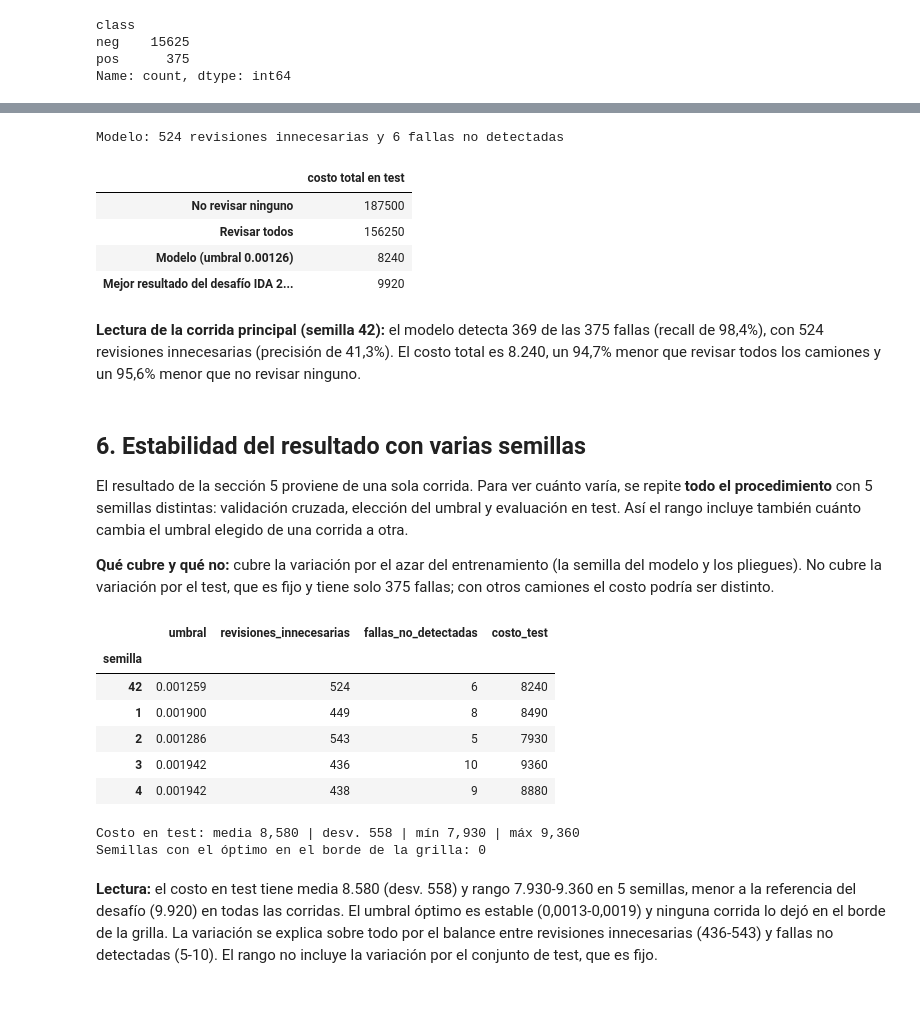
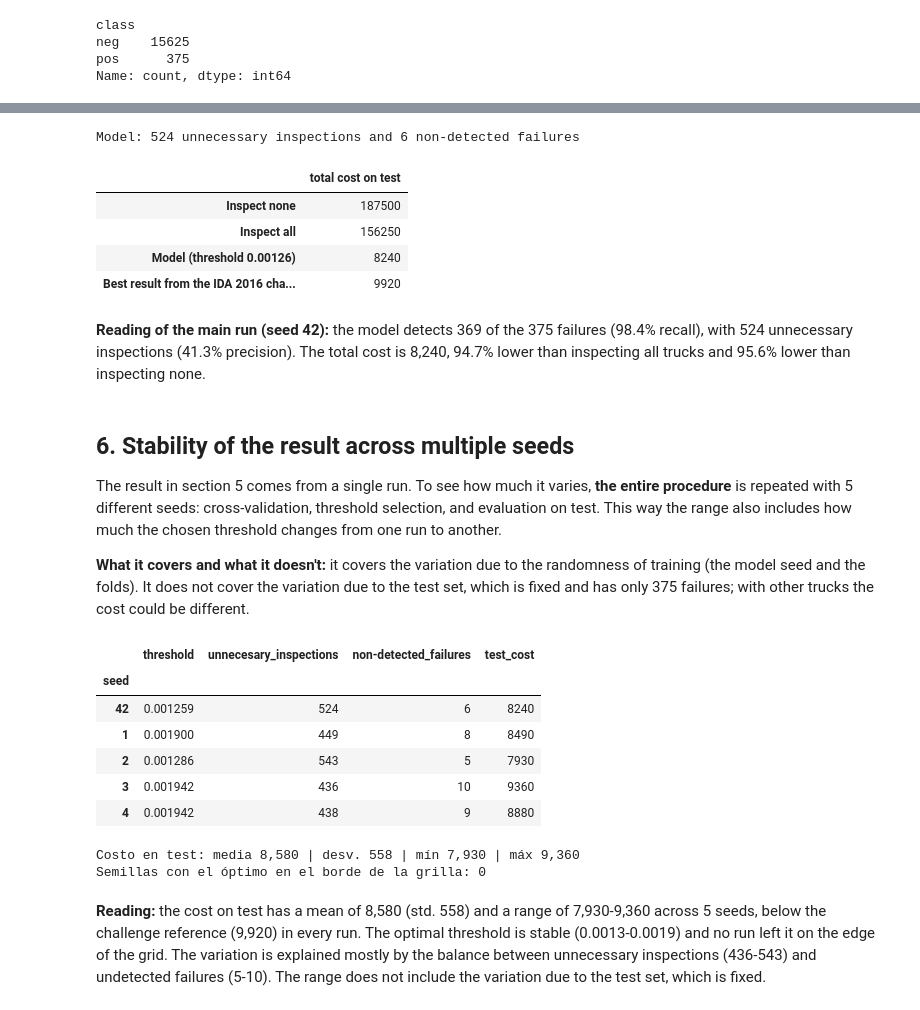
Before and after one commit to CarlosAdolfoPeralta/project_failures_scania, a Jupyter notebook: notebooks/fallas_scania.ipynb, the cells around one changed output, grey strips where cells are left out. Cells and saved outputs as stored; diff of their text form; code cells hidden in the pictures.

```diff
--- a/notebooks/fallas_scania.ipynb
+++ b/notebooks/fallas_scania.ipynb
@@ -165,27 +165,27 @@ real: con falla                6              369
 # %%
 comparacion = pd.Series({
-    "No revisar ninguno": COST_FN * int(y_test.sum()),
-    "Revisar todos": COST_FP * int((y_test == 0).sum()),
-    f"Modelo (umbral {best_thr:.5f})": cost,
-    "Mejor resultado del desafío IDA 2016 (referencia)": 9920,
-}, name="costo total en test")
-print(f"Modelo: {fp} revisiones innecesarias y {fn} fallas no detectadas")
+    "Inspect none": COST_FN * int(y_test.sum()),
+    "Inspect all": COST_FP * int((y_test == 0).sum()),
+    f"Model (threshold {best_thr:.5f})": cost,
+    "Best result from the IDA 2016 challenge (reference)": 9920,
+}, name="total cost on test")
+print(f"Model: {fp} unnecessary inspections and {fn} non-detected failures")
 comparacion.to_frame()
 # %% [output]
-Modelo: 524 revisiones innecesarias y 6 fallas no detectadas
+Model: 524 unnecessary inspections and 6 non-detected failures
-|  | costo total en test |
-| No revisar ninguno | 187500 |
-| Revisar todos | 156250 |
-| Modelo (umbral 0.00126) | 8240 |
-| Mejor resultado del desafío IDA 2... | 9920 |
+|  | total cost on test |
+| Inspect none | 187500 |
+| Inspect all | 156250 |
+| Model (threshold 0.00126) | 8240 |
+| Best result from the IDA 2016 cha... | 9920 |
 # %% [markdown]
-**Lectura de la corrida principal (semilla 42):** el modelo detecta 369 de las 375 fallas (recall de 98,4%), con 524 revisiones innecesarias (precisión de 41,3%). El costo total es 8.240, un 94,7% menor que revisar todos los camiones y un 95,6% menor que no revisar ninguno.
+**Reading of the main run (seed 42):** the model detects 369 of the 375 failures (98.4% recall), with 524 unnecessary inspections (41.3% precision). The total cost is 8,240, 94.7% lower than inspecting all trucks and 95.6% lower than inspecting none.
 # %% [markdown]
-## 6. Estabilidad del resultado con varias semillas
+## 6. Stability of the result across multiple seeds
 
-El resultado de la sección 5 proviene de una sola corrida. Para ver cuánto varía, se repite **todo el procedimiento** con 5 semillas distintas: validación cruzada, elección del umbral y evaluación en test. Así el rango incluye también cuánto cambia el umbral elegido de una corrida a otra.
+The result in section 5 comes from a single run. To see how much it varies, **the entire procedure** is repeated with 5 different seeds: cross-validation, threshold selection, and evaluation on test. This way the range also includes how much the chosen threshold changes from one run to another.
 
-**Qué cubre y qué no:** cubre la variación por el azar del entrenamiento (la semilla del modelo y los pliegues). No cubre la variación por el test, que es fijo y tiene solo 375 fallas; con otros camiones el costo podría ser distinto.
+**What it covers and what it doesn't:** it covers the variation due to the randomness of training (the model seed and the folds). It does not cover the variation due to the test set, which is fixed and has only 375 failures; with other trucks the cost could be different.
 # %%
 def run_pipeline(seed):
     m = lgb.LGBMClassifier(**{**params, "random_state": seed})
@@ -198,15 +198,15 @@ def run_pipeline(seed):
     m.fit(X_train, y_train)
     p_te = m.predict_proba(X_test)[:, 1]
     cost, fp, fn = total_cost(y_test.values, p_te, thr)
-    return {"semilla": seed, "umbral": thr, "revisiones_innecesarias": fp,
-            "fallas_no_detectadas": fn, "costo_test": cost}
+    return {"seed": seed, "threshold": thr, "unnecesary_inspections": fp,
+            "non-detected_failures": fn, "test_cost": cost}
 
 seeds = [42, 1, 2, 3, 4]
-resultados = pd.DataFrame([run_pipeline(s) for s in seeds]).set_index("semilla")
+resultados = pd.DataFrame([run_pipeline(s) for s in seeds]).set_index("seed")
 resultados
 # %% [output]
-|  | umbral | revisiones_innecesarias | fallas_no_detectadas | costo_test |
-| semilla |  |  |  |  |
+|  | threshold | unnecesary_inspections | non-detected_failures | test_cost |
+| seed |  |  |  |  |
 | 42 | 0.001259 | 524 | 6 | 8240 |
 | 1 | 0.001900 | 449 | 8 | 8490 |
 | 2 | 0.001286 | 543 | 5 | 7930 |
@@ -221,5 +221,5 @@ print("Semillas con el óptimo en el borde de la grilla:",
 Costo en test: media 8,580 | desv. 558 | mín 7,930 | máx 9,360
 Semillas con el óptimo en el borde de la grilla: 0
 # %% [markdown]
-**Lectura:** el costo en test tiene media 8.580 (desv. 558) y rango 7.930-9.360 en 5 semillas, menor a la referencia del desafío (9.920) en todas las corridas. El umbral óptimo es estable (0,0013-0,0019) y ninguna corrida lo dejó en el borde de la grilla. La variación se explica sobre todo por el balance entre revisiones innecesarias (436-543) y fallas no detectadas (5-10). El rango no incluye la variación por el conjunto de test, que es fijo.
+**Reading:** the cost on test has a mean of 8,580 (std. 558) and a range of 7,930-9,360 across 5 seeds, below the challenge reference (9,920) in every run. The optimal threshold is stable (0.0013-0.0019) and no run left it on the edge of the grid. The variation is explained mostly by the balance between unnecessary inspections (436-543) and undetected failures (5-10). The range does not include the variation due to the test set, which is fixed.
 # %% [markdown]
```
Also changed, not shown: parts of 19 cells of this notebook, 4 other files.
